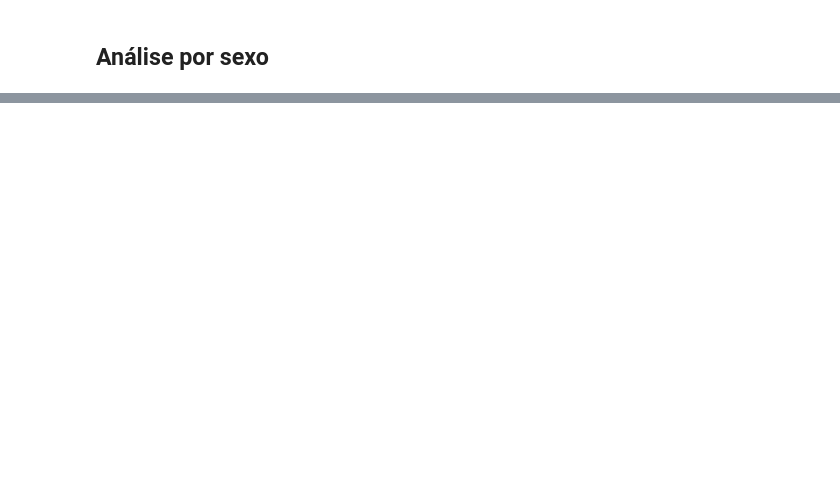
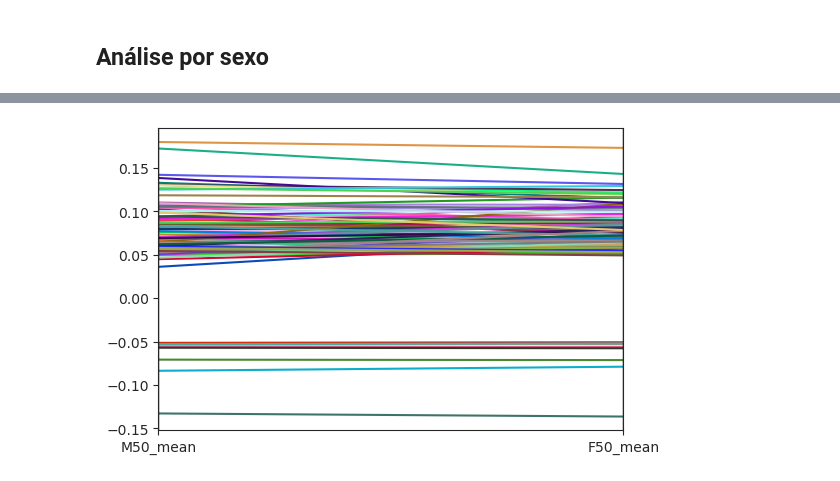
Before and after one commit to zgcarvalho/diabnet, a Jupyter notebook: notebooks/explain-ensemble-models.ipynb, the cells around one changed output, grey strips where cells are left out. Cells and saved outputs as stored; diff of their text form; code cells hidden in the pictures; blank space fills up the shorter version.

```diff
--- a/notebooks/explain-ensemble-models.ipynb
+++ b/notebooks/explain-ensemble-models.ipynb
@@ -183,5 +305,8 @@ tmp.sort_values(by="M50_mean")
 # %%
-parallel_coordinates(tmp, 'SNP', cols=['M50_mean', 'F50_mean'])
+fig = plt.figure(dpi=100)
+parallel_coordinates(tmp, 'SNP', cols=['M50_mean', 'F50_mean'] ).legend().remove()
+# %% [output]
+[figure, added]
 # %%
 # feature importance - lifelong variability
 # %%
```
Also changed, not shown: parts of 22 cells of this notebook, 12 other files.
